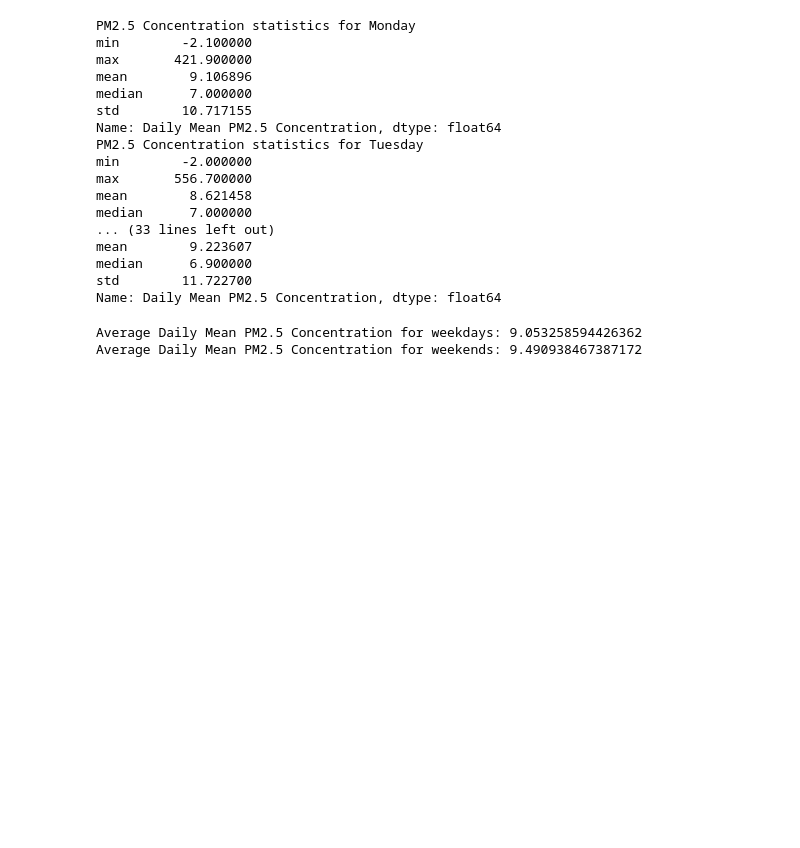
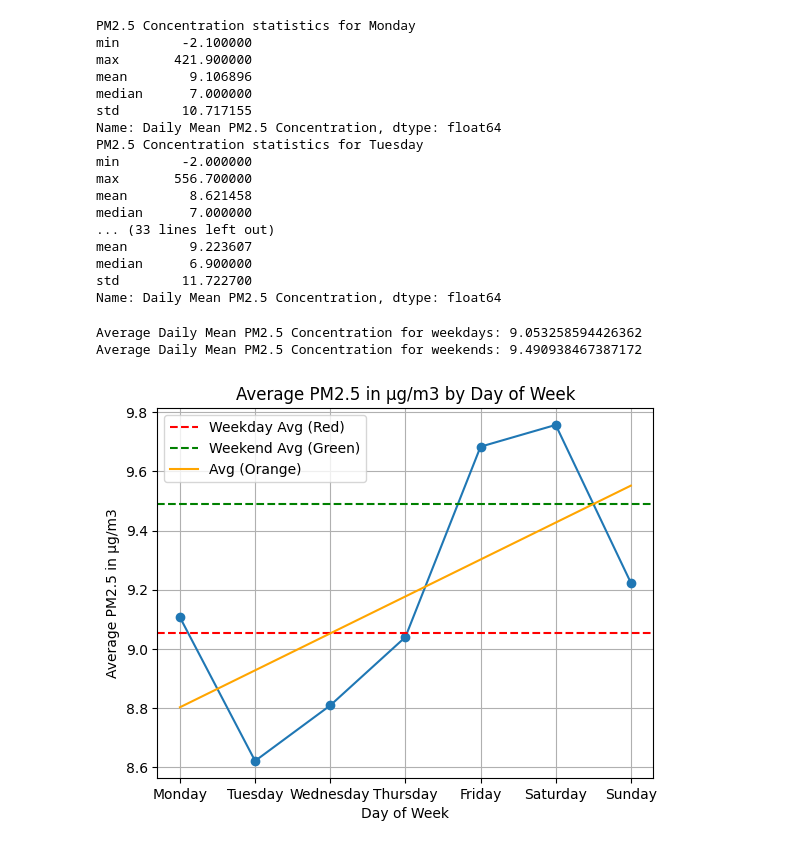
Before and after one commit to cheung0/Air-Quality-Prediction, a Jupyter notebook: Air_Quality_Data_Science.ipynb, the cells around one changed output. Drawn from its saved outputs; the diff is of its cells as text; code cells hidden in the pictures; blank space fills up the shorter version.

```diff
--- a/Air_Quality_Data_Science.ipynb
+++ b/Air_Quality_Data_Science.ipynb
@@ -110,6 +94,47 @@ print("Average Daily Mean PM2.5 Concentration for weekends:", weekend_avg)
 # %% [output]
 Average Daily Mean PM2.5 Concentration for weekdays: 9.053258594426362
 Average Daily Mean PM2.5 Concentration for weekends: 9.490938467387172
+# %%
+import matplotlib.pyplot as plt
+import pandas as pd
+import numpy as np
+
+# Group the data by 'DayOfWeek' and calculate the average AQI for each day
+avg_aqi_by_day = df.groupby('DAY_OF_WEEK')['Daily Mean PM2.5 Concentration'].mean()
+
+# Define the order of the days of the week for proper sorting on the x-axis
+weekday_order = ['Monday', 'Tuesday', 'Wednesday', 'Thursday', 'Friday', 'Saturday', 'Sunday']
+
+# Create a line plot
+plt.plot(avg_aqi_by_day.reindex(weekday_order), marker='o')
+
+# Calculate the average AQI for weekdays and weekends
+avg_weekday_aqi = avg_aqi_by_day[weekday_order[:5]].mean()
+avg_weekend_aqi = avg_aqi_by_day[weekday_order[5:]].mean()
+
+# Add horizontal lines for average weekday and weekend AQI
+plt.axhline(avg_weekday_aqi, color='r', linestyle='--', label='Weekday Avg (Red)')
+plt.axhline(avg_weekend_aqi, color='g', linestyle='--', label='Weekend Avg (Green)')
+
+# Fit a line to the data points
+x = np.arange(len(weekday_order))
+y = avg_aqi_by_day.reindex(weekday_order)
+coefficients = np.polyfit(x, y, 1)
+line = np.poly1d(coefficients)
+plt.plot(x, line(x), color='orange', label='Avg (Orange)')
+
+# Customize the plot
+plt.title('Average PM2.5 in μg/m3 by Day of Week')
+plt.xlabel('Day of Week')
+plt.ylabel('Average PM2.5 in μg/m3')
+plt.xticks(range(7), weekday_order)
+plt.grid(True)
+plt.legend()
+
+# Show the plot
+plt.show()
+# %% [output]
+[figure, added]
 # %%
 import matplotlib.pyplot as plt
 import pandas as pd
```
Also changed, not shown: parts of 26 cells of this notebook.
